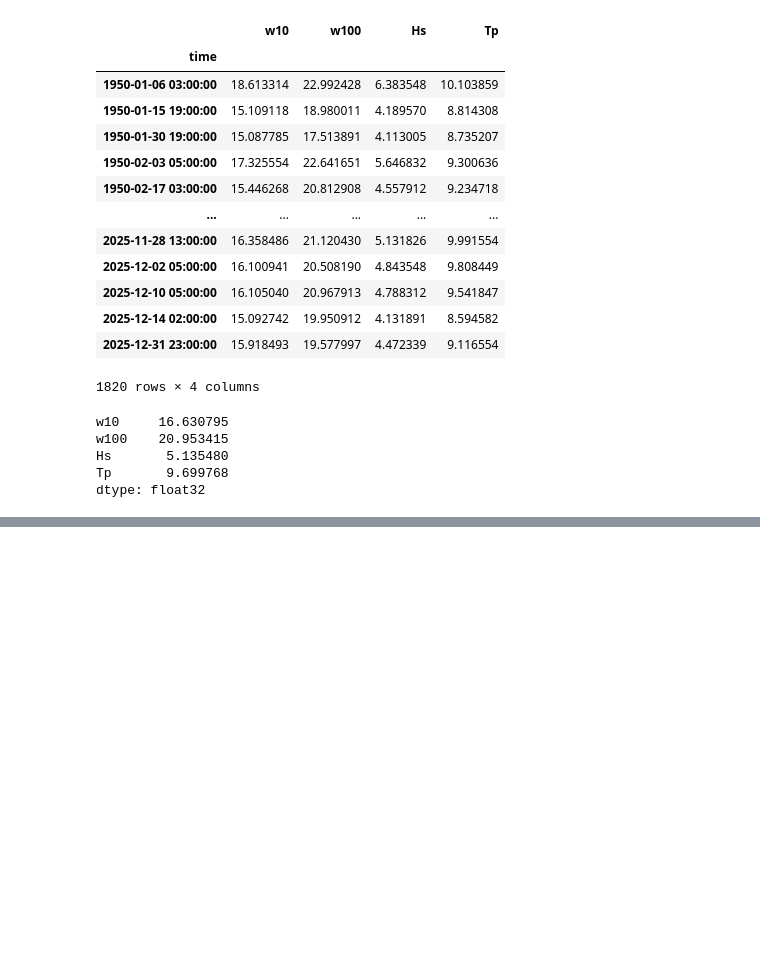
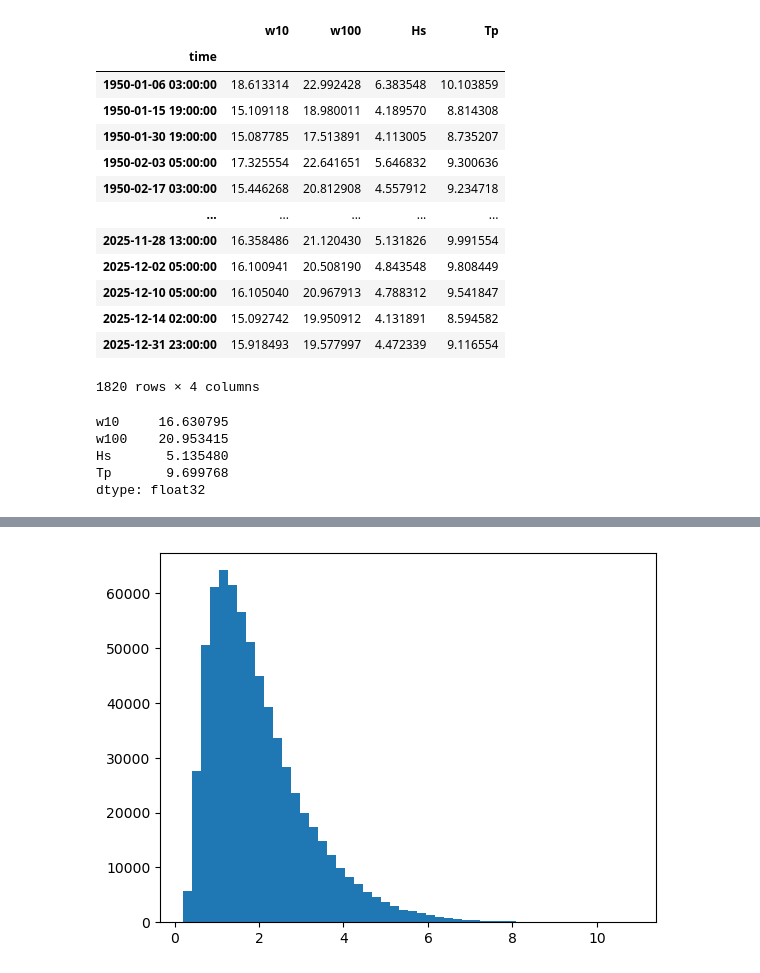
Before and after one commit to ChantelleAA/openfast, a Jupyter notebook: explore_era5.ipynb, the cells around one changed output, grey strips where cells are left out. Saved outputs shown, nothing was run; the diff lists cells and outputs as text; code cells hidden in the pictures; blank space fills up the shorter version.

```diff
--- a/explore_era5.ipynb
+++ b/explore_era5.ipynb
@@ -465,0 +473,7 @@ plt.show()
+# %%
+Hs = df["Hs"].values
+Hs
+np.sort(Hs)
+plt.hist(Hs, bins=50);
+# %% [output]
+[figure, added]
```
Also changed, not shown: parts of 24 cells of this notebook, 5 other files.
